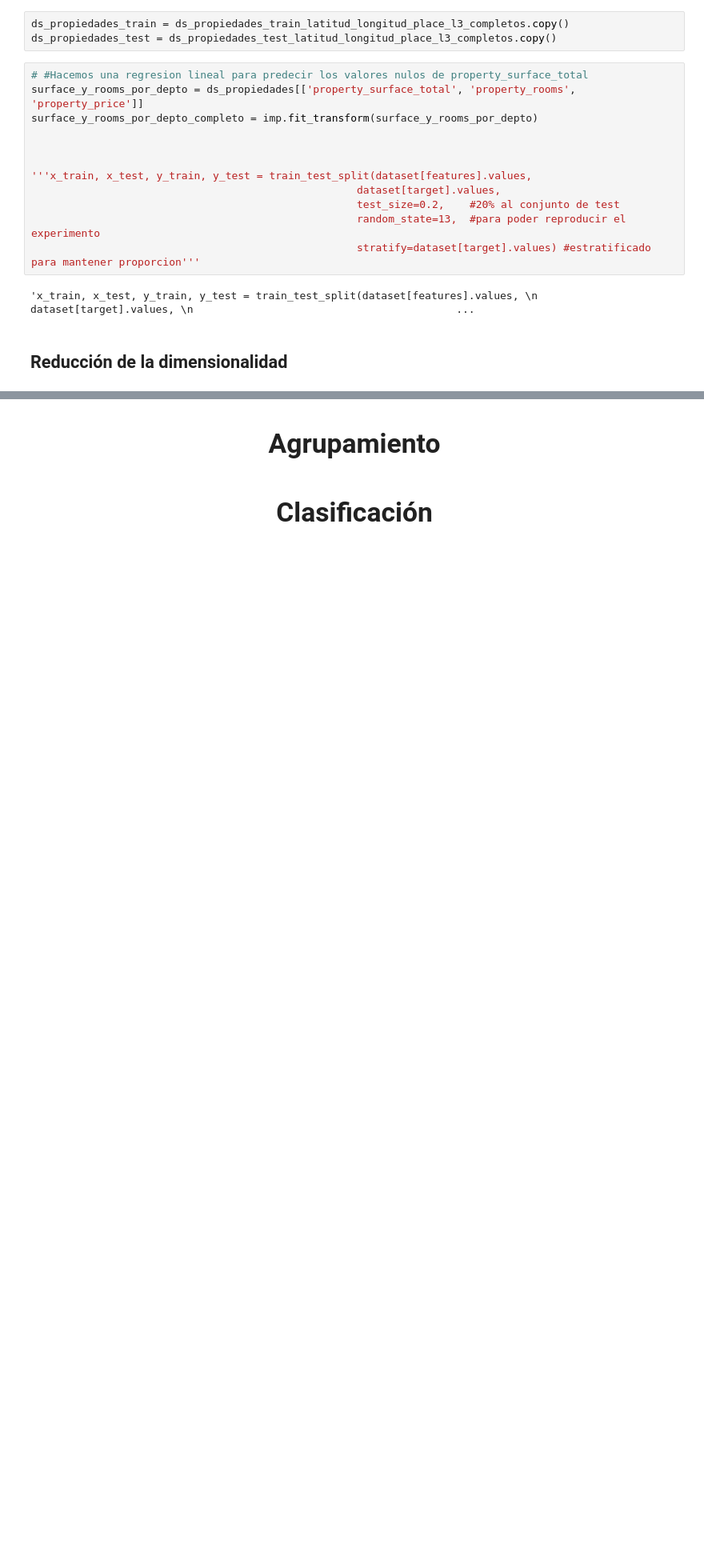
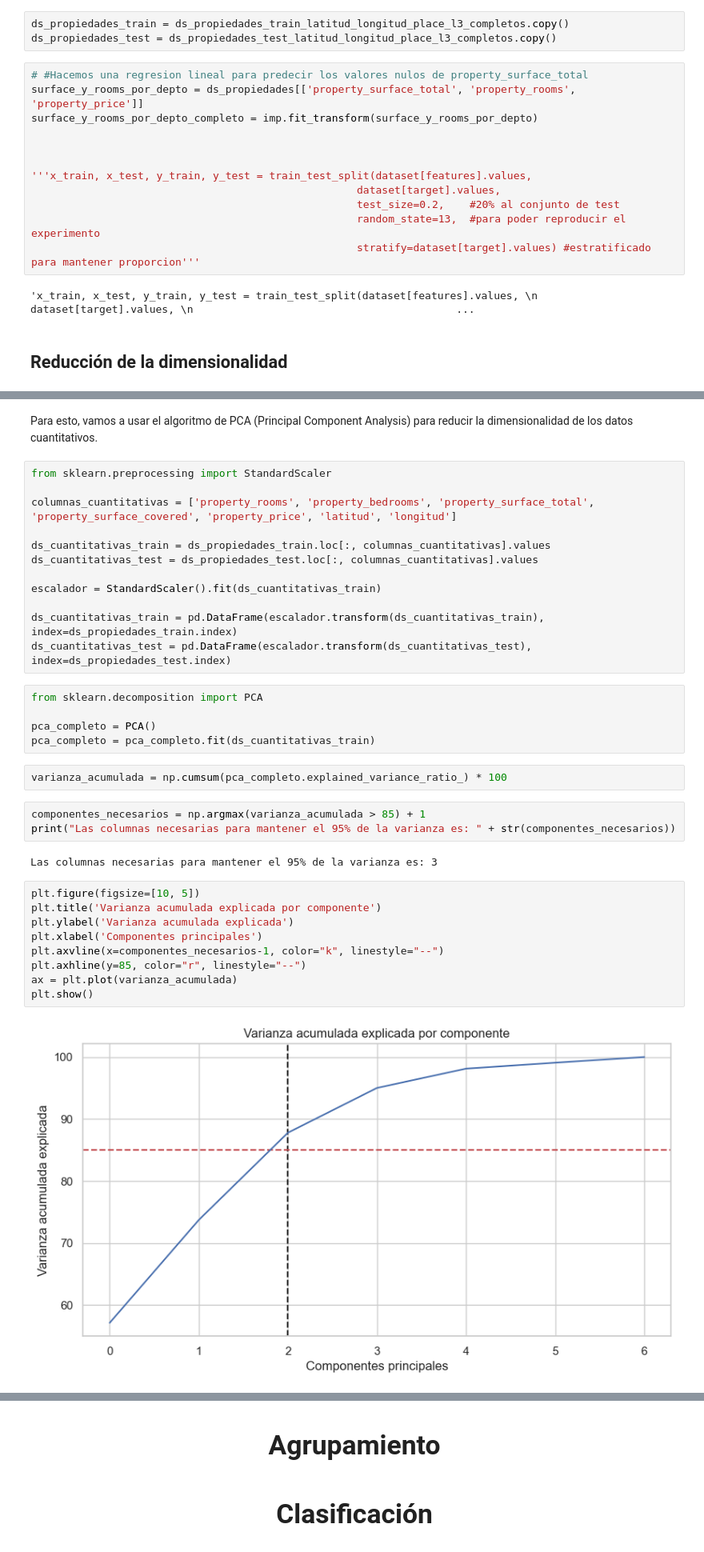
Before and after one commit to franjuarez/7506R-2C2022-GRUPO21, a Jupyter notebook: 7506R_TP1_GRUPO21_ENTREGA.ipynb, the cells around one changed output, grey strips where cells are left out. Shown at 80% size. Saved outputs shown, nothing was run; the diff lists cells and outputs as text; blank space fills up the shorter version.

Commit message:
PCA con los valores cuantitativos

```diff
--- a/7506R_TP1_GRUPO21_ENTREGA.ipynb
+++ b/7506R_TP1_GRUPO21_ENTREGA.ipynb
@@ -1243,0 +1264,37 @@ surface_y_rooms_por_depto_completo = imp.fit_transform(surface_y_rooms_por_depto
+# %% [markdown]
+Para esto, vamos a usar el algoritmo de PCA (Principal Component Analysis) para reducir la dimensionalidad de los datos cuantitativos.
+# %%
+from sklearn.preprocessing import StandardScaler
+
+columnas_cuantitativas = ['property_rooms', 'property_bedrooms', 'property_surface_total', 'property_surface_covered', 'property_price', 'latitud', 'longitud']
+
+ds_cuantitativas_train = ds_propiedades_train.loc[:, columnas_cuantitativas].values
+ds_cuantitativas_test = ds_propiedades_test.loc[:, columnas_cuantitativas].values
+
+escalador = StandardScaler().fit(ds_cuantitativas_train)
+
+ds_cuantitativas_train = pd.DataFrame(escalador.transform(ds_cuantitativas_train), index=ds_propiedades_train.index)
+ds_cuantitativas_test = pd.DataFrame(escalador.transform(ds_cuantitativas_test), index=ds_propiedades_test.index)
+# %%
+from sklearn.decomposition import PCA
+
+pca_completo = PCA()
+pca_completo = pca_completo.fit(ds_cuantitativas_train)
+# %%
+varianza_acumulada = np.cumsum(pca_completo.explained_variance_ratio_) * 100
+# %%
+componentes_necesarios = np.argmax(varianza_acumulada > 85) + 1
+print("Las columnas necesarias para mantener el 95% de la varianza es: " + str(componentes_necesarios))
+# %% [output]
+Las columnas necesarias para mantener el 95% de la varianza es: 3
+# %%
+plt.figure(figsize=[10, 5])
+plt.title('Varianza acumulada explicada por componente')
+plt.ylabel('Varianza acumulada explicada')
+plt.xlabel('Componentes principales')
+plt.axvline(x=componentes_necesarios-1, color="k", linestyle="--")
+plt.axhline(y=85, color="r", linestyle="--")
+ax = plt.plot(varianza_acumulada)
+plt.show()
+# %% [output]
+[figure, added]
```
Also changed, not shown: parts of 17 cells of this notebook.
